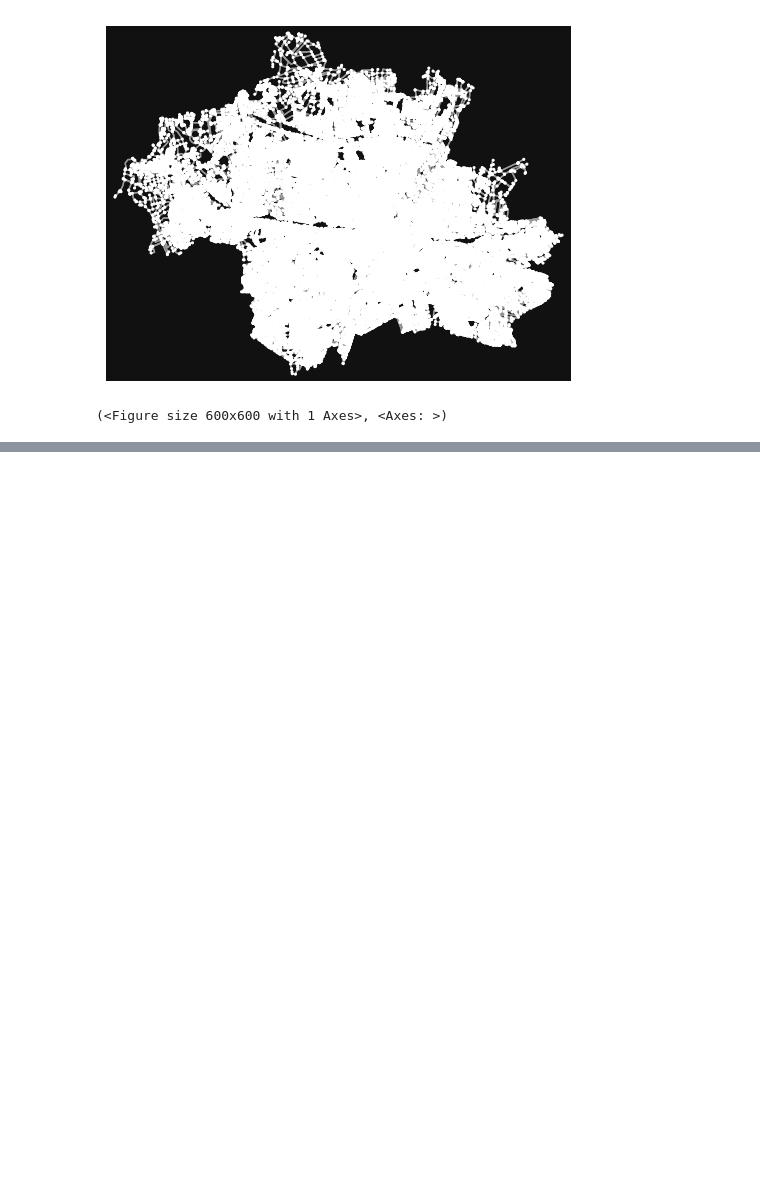
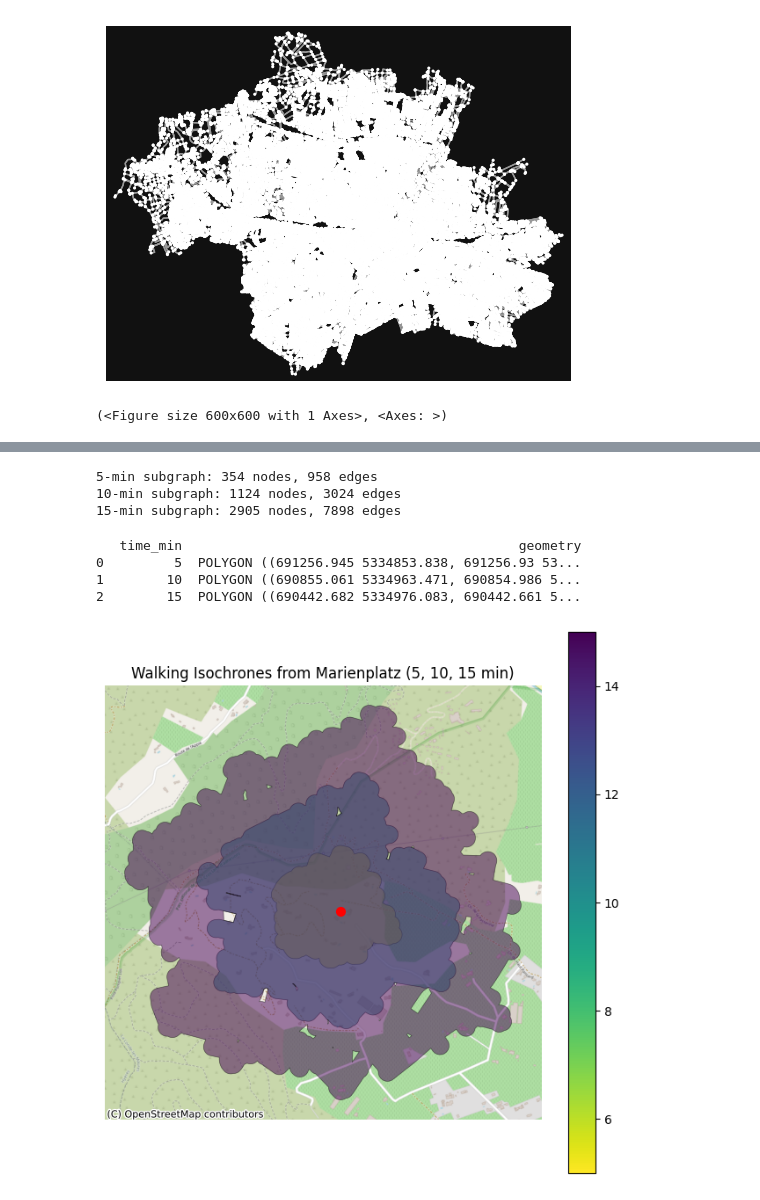
Before and after one commit to faivan95/Walking-Isochrones, a Jupyter notebook: walking_geospatial.ipynb, the cells around one changed output, grey strips where cells are left out. Saved outputs shown, nothing was run; the diff lists cells and outputs as text; code cells hidden in the pictures; blank space fills up the shorter version.

Commit message:
Updated Project Files

```diff
--- a/walking_geospatial.ipynb
+++ b/walking_geospatial.ipynb
@@ -37,0 +47,78 @@ Nodes: 136674, Edges: 358470
+# %%
+#Converting the graph distance to meters
+G_proj = ox.project_graph(G)
+node_proj = ox.project_graph(G).nodes[center_node]
+# %%
+import networkx as nx
+
+#Defining thresholds in meters
+speed_mps = 1.39 #Assuming average walking speed is 5 km/h which translates to 1.39 m/s
+times = [5, 10, 15]  #Minutes
+distances = [speed_mps * t * 60 for t in times]
+
+#Extracting required subgraphs for each threshold
+subgraphs = {}
+for t, dist in zip(times, distances):
+    subG = nx.ego_graph(G_proj, center_node, radius=dist, distance="length")
+    subgraphs[t] = subG #All nodes reachable from Marienplatz within the specified time at average walking speed of 5 km/h
+    print(f"{t}-min subgraph: {len(subG.nodes)} nodes, {len(subG.edges)} edges")
+# %% [output]
+5-min subgraph: 354 nodes, 958 edges
+10-min subgraph: 1124 nodes, 3024 edges
+15-min subgraph: 2905 nodes, 7898 edges
+# %%
+#Converting each subgraph to it's corresponding geodata polygon
+#Used external resources for this section......needed the help xD
+import geopandas as gpd
+from shapely.ops import unary_union
+
+isochrones = []
+
+for t, subG in subgraphs.items():
+    #Coverted edge geometries to GeoDataFrame
+    gdf_edges = ox.graph_to_gdfs(subG, nodes=False, edges=True)
+
+    #Generate the boundary by dissolving into one multilinestring, buffer, and get the outer ring
+    multi_line = unary_union(gdf_edges.geometry)
+    poly = gpd.GeoSeries([multi_line.buffer(50)])
+    poly = poly.buffer(0).unary_union
+
+    #Saving as GeoDataFrame
+    isochrones.append(
+        {"time_min": t, "geometry": poly}
+    )
+
+iso_gdf = gpd.GeoDataFrame(isochrones, crs=gdf_edges.crs)
+print(iso_gdf)
+# %% [output]
+   time_min                                           geometry
+0         5  POLYGON ((691256.945 5334853.838, 691256.93 53...
+1        10  POLYGON ((690855.061 5334963.471, 690854.986 5...
+2        15  POLYGON ((690442.682 5334976.083, 690442.661 5...
+# %%
+#Overlap the reachable walking polygons on top of Munich map from contextily
+import matplotlib.pyplot as plt
+import shapely.geometry as geom
+import contextily as ctx
+
+#Plotting
+fig, ax = plt.subplots(figsize=(8, 8))
+iso_gdf.plot(column="time_min",
+             cmap="viridis_r",
+             alpha=0.5,
+             linewidth=0.5,
+             edgecolor="black",
+             legend=True,
+             ax=ax)
+
+#Added marker for Marienplatz
+marienplatz_geom = gpd.GeoSeries([geom.Point(node_proj['x'], node_proj['y'])], crs=G_proj.graph['crs'])
+marienplatz_geom.plot(ax=ax, color="red", markersize=50)
+
+#Add Munich basemap
+ctx.add_basemap(ax, source=ctx.providers.OpenStreetMap.DE)
+ax.set_axis_off()
+plt.title("Walking Isochrones from Marienplatz (5, 10, 15 min)")
+plt.show()
+# %% [output]
+[figure, added]
```
Also changed, not shown: parts of 1 cell of this notebook, 2 other files.
